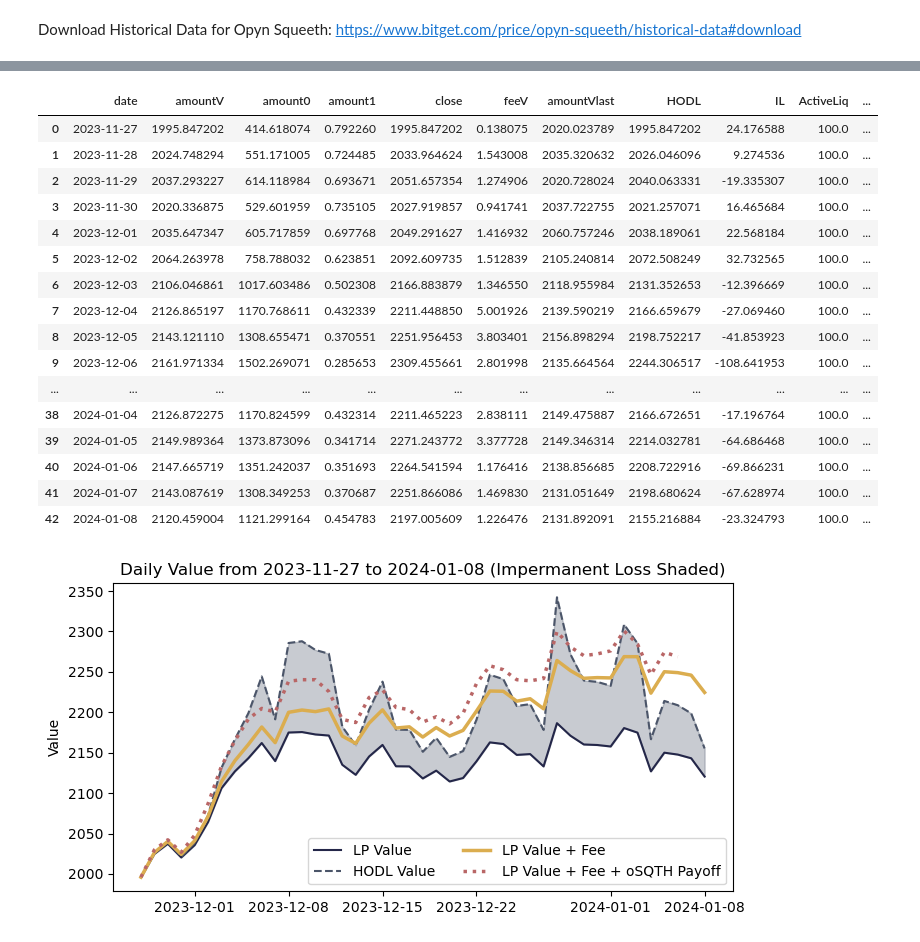
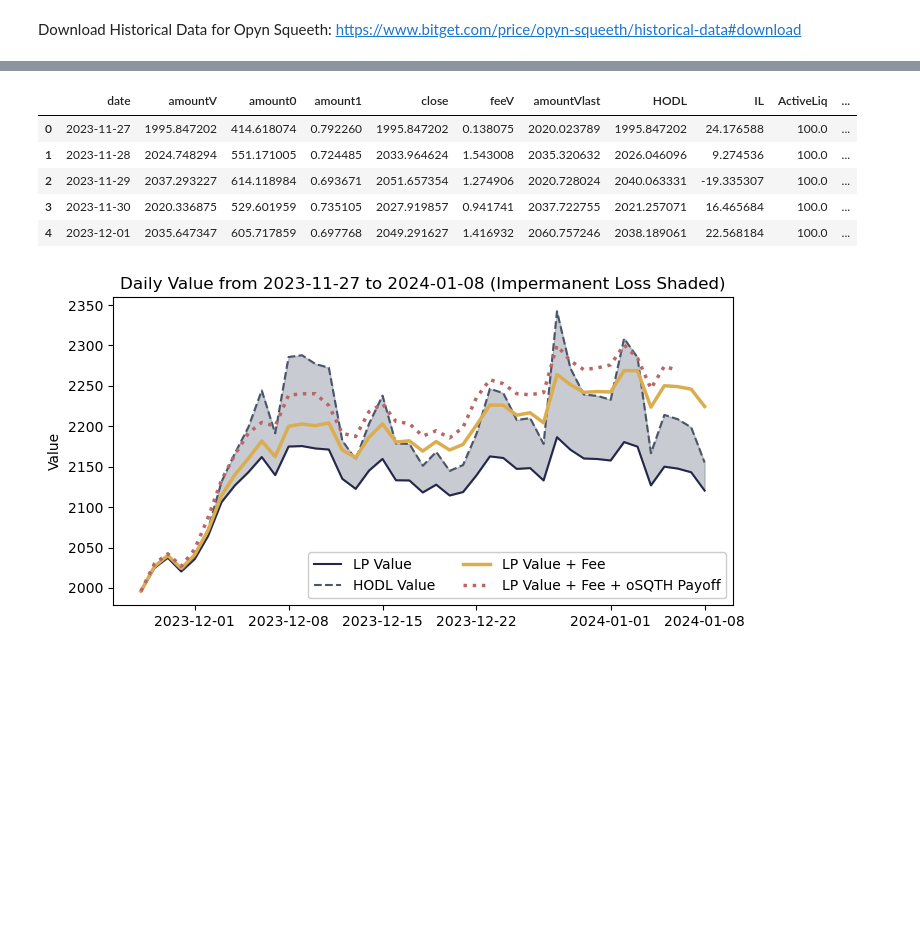
Before and after one commit to jiaxiang-cheng/definer, a Jupyter notebook: 3.3 Back-testing Delta-Gamma Hedge.ipynb, the cells around one changed output, grey strips where cells are left out. Cells and saved outputs as stored; diff of their text form; code cells hidden in the pictures; blank space fills up the shorter version.

```diff
--- a/3.3 Back-testing Delta-Gamma Hedge.ipynb
+++ b/3.3 Back-testing Delta-Gamma Hedge.ipynb
@@ -221,14 +226,6 @@ n_oSQTH = n_squeeth * 10000/ 0.7
 print("Buy {} oSQTH to hedge the Gamma from the Uniswap position.".format(round(n_oSQTH, 2)))
 # %% [output]
 Buy 12.88 oSQTH to hedge the Gamma from the Uniswap position.
-# %%
-data = dpd[['date', 'myfee0', 'myfee1', 'fgV', 'feeV', 'feeusd',
-            'amountV', 'ActiveLiq', 'amountunb', 'amount0', 'amount1', 'close']]
-data = data.fillna(0)
-dpd_sum = data.resample('D', on='date').sum()
-dpd_mean = data.resample('D', on='date').mean()
-dpd_first = data.resample('D', on='date').first()
-dpd_last = data.resample('D', on='date').last()
 # %%
 df_final = dpd_first[['amountV', 'amount0', 'amount1', 'close']].copy()
 df_final['feeV'] = dpd_sum['feeV'].copy()
@@ -273,10 +259,10 @@ oSQTH_price = pd.read_excel('./data/opyn-squeeth-20240108215345156.xlsx', sheet_
 oSQTH_price.timeClose = pd.to_datetime(oSQTH_price.timeClose, unit='ms').dt.date
 oSQTH_price = oSQTH_price.sort_values('timeClose')
 oSQTH_price['priceLast'] = oSQTH_price['priceClose'].shift(1)
-oSQTH_price['payoff'] = oSQTH_price['priceClose'] - oSQTH_price['priceLast']
+oSQTH_price['pp_payoff'] = oSQTH_price['priceClose'] - oSQTH_price['priceLast']
 oSQTH_price = oSQTH_price.fillna(0)
-oSQTH_price['cumsum_payoff'] = oSQTH_price['payoff'].cumsum()
-oSQTH_price
+oSQTH_price['pp_cumsum_payoff'] = oSQTH_price['pp_payoff'].cumsum()
+oSQTH_price.head()
 # %% [output]
 |  | timeOpen | timeClose | timeHigh | timeLow | priceOpen | priceHigh | priceLow | priceClose | volume | ... |
 | 40 | 1.701014e+12 | 2023-11-27 | 1.701019e+12 | 1.701086e+12 | 116.571229 | 116.857019 | 108.270488 | 110.426874 | 88802.54 | ... |
@@ -298,26 +273,15 @@ oSQTH_price
 # %%
 df_final.date = pd.to_datetime(df_final.date)
 oSQTH_price.timeClose = pd.to_datetime(oSQTH_price.timeClose)
-df_final = df_final.merge(oSQTH_price[['timeClose', 'cumsum_payoff']], left_on='date', right_on='timeClose', how='left')
-df_final
+df_final = df_final.merge(oSQTH_price[['timeClose', 'pp_cumsum_payoff']], left_on='date', right_on='timeClose', how='left')
+df_final.head()
 # %% [output]
 |  | date | amountV | amount0 | amount1 | close | feeV | amountVlast | HODL | IL | ActiveLiq | ... |
 | 0 | 2023-11-27 | 1995.847202 | 414.618074 | 0.792260 | 1995.847202 | 0.138075 | 2020.023789 | 1995.847202 | 24.176588 | 100.0 | ... |
 | 1 | 2023-11-28 | 2024.748294 | 551.171005 | 0.724485 | 2033.964624 | 1.543008 | 2035.320632 | 2026.046096 | 9.274536 | 100.0 | ... |
 | 2 | 2023-11-29 | 2037.293227 | 614.118984 | 0.693671 | 2051.657354 | 1.274906 | 2020.728024 | 2040.063331 | -19.335307 | 100.0 | ... |
 | 3 | 2023-11-30 | 2020.336875 | 529.601959 | 0.735105 | 2027.919857 | 0.941741 | 2037.722755 | 2021.257071 | 16.465684 | 100.0 | ... |
 | 4 | 2023-12-01 | 2035.647347 | 605.717859 | 0.697768 | 2049.291627 | 1.416932 | 2060.757246 | 2038.189061 | 22.568184 | 100.0 | ... |
-| 5 | 2023-12-02 | 2064.263978 | 758.788032 | 0.623851 | 2092.609735 | 1.512839 | 2105.240814 | 2072.508249 | 32.732565 | 100.0 | ... |
-| 6 | 2023-12-03 | 2106.046861 | 1017.603486 | 0.502308 | 2166.883879 | 1.346550 | 2118.955984 | 2131.352653 | -12.396669 | 100.0 | ... |
-| 7 | 2023-12-04 | 2126.865197 | 1170.768611 | 0.432339 | 2211.448850 | 5.001926 | 2139.590219 | 2166.659679 | -27.069460 | 100.0 | ... |
-| 8 | 2023-12-05 | 2143.121110 | 1308.655471 | 0.370551 | 2251.956453 | 3.803401 | 2156.898294 | 2198.752217 | -41.853923 | 100.0 | ... |
-| 9 | 2023-12-06 | 2161.971334 | 1502.269071 | 0.285653 | 2309.455661 | 2.801998 | 2135.664564 | 2244.306517 | -108.641953 | 100.0 | ... |
-| ... | ... | ... | ... | ... | ... | ... | ... | ... | ... | ... | ... |
-| 38 | 2024-01-04 | 2126.872275 | 1170.824599 | 0.432314 | 2211.465223 | 2.838111 | 2149.475887 | 2166.672651 | -17.196764 | 100.0 | ... |
-| 39 | 2024-01-05 | 2149.989364 | 1373.873096 | 0.341714 | 2271.243772 | 3.377728 | 2149.346314 | 2214.032781 | -64.686468 | 100.0 | ... |
-| 40 | 2024-01-06 | 2147.665719 | 1351.242037 | 0.351693 | 2264.541594 | 1.176416 | 2138.856685 | 2208.722916 | -69.866231 | 100.0 | ... |
-| 41 | 2024-01-07 | 2143.087619 | 1308.349253 | 0.370687 | 2251.866086 | 1.469830 | 2131.051649 | 2198.680624 | -67.628974 | 100.0 | ... |
-| 42 | 2024-01-08 | 2120.459004 | 1121.299164 | 0.454783 | 2197.005609 | 1.226476 | 2131.892091 | 2155.216884 | -23.324793 | 100.0 | ... |
 # %%
 _ = plt.figure(figsize=(8,4))
 ax = sns.lineplot(x=df_final.date, y=df_final.amountV, label='LP Value', color='#242749')
```
Also changed, not shown: parts of 14 cells of this notebook, 5 other files.
